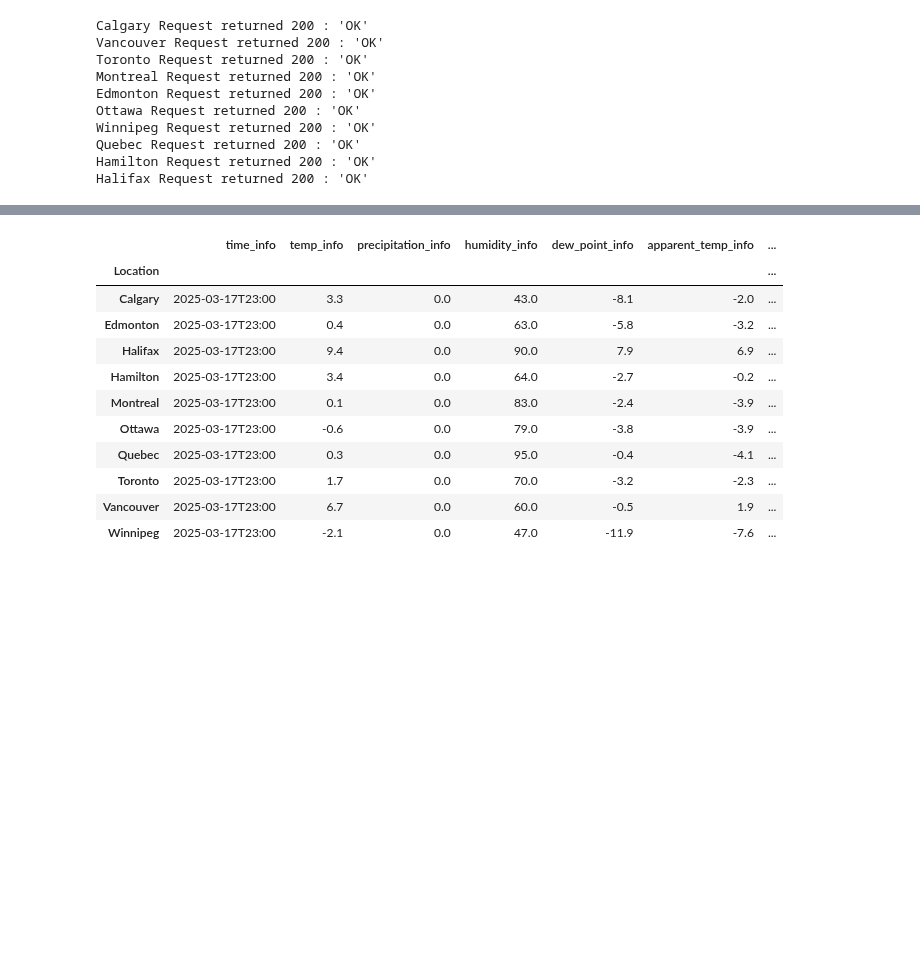
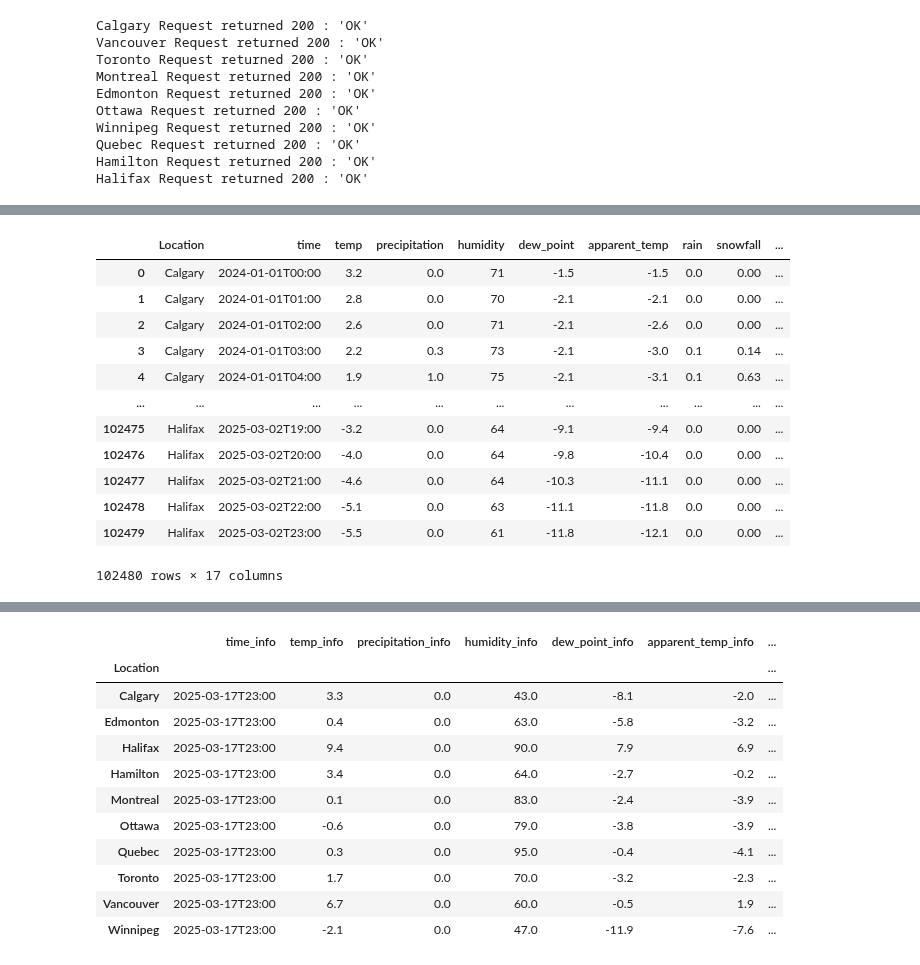
Before and after one commit to venkateshsoundar/Data608_GroupProject, a Jupyter notebook: api_test.ipynb, the cells around one changed output, grey strips where cells are left out. Drawn from its saved outputs; the diff is of its cells as text; code cells hidden in the pictures; blank space fills up the shorter version.

Commit message:
Historical data API

```diff
--- a/api_test.ipynb
+++ b/api_test.ipynb
@@ -66,0 +84,35 @@ df = pd.DataFrame(weather_data)
+# %%
+city=['Calgary','Vancouver','Toronto','Montreal','Edmonton','Ottawa','Winnipeg','Quebec','Hamilton','Halifax']
+# %%
+counter=0
+weather_data = []
+
+for url in urls:
+    response = requests.get(url)
+    print(f"{city[counter]} Request returned {response.status_code} : '{response.reason}'")
+    data = response.json()  # Parse `response.text` into JSON
+    hourly_data = data['hourly']
+
+# Loop through the hourly data and append the relevant details
+    for i in range(len(hourly_data['time'])):
+        details = {
+            'Location' : city[counter],
+            'time': hourly_data['time'][i],
+            'temp': hourly_data['temperature_2m'][i],
+            'precipitation': hourly_data['precipitation'][i],
+            'humidity': hourly_data['relative_humidity_2m'][i],
+            'dew_point': hourly_data['dew_point_2m'][i],
+            'apparent_temp': hourly_data['apparent_temperature'][i],
+            'rain': hourly_data['rain'][i],
+            'snowfall': hourly_data['snowfall'][i],
+            'snow_depth': hourly_data['snow_depth'][i],
+            'surface_pressure_info': hourly_data['surface_pressure'][i],
+            'cloud_cover': hourly_data['cloud_cover'][i],
+            'wind_speed': hourly_data['wind_speed_10m'][i],
+            'wind_direction': hourly_data['wind_direction_10m'][i],
+            'is_day_info': hourly_data['is_day'][i],
+            'sunshine_duration_info': hourly_data['sunshine_duration'][i],
+            'weather_code':hourly_data['weather_code'][i]
+        }
+        weather_data.append(details)
+    counter+=1
@@ -67,3 +130,21 @@ df = pd.DataFrame(weather_data)
+# %%
+df = pd.DataFrame(weather_data)
+# %%
+df
+# %% [output]
+|  | Location | time | temp | precipitation | humidity | dew_point | apparent_temp | rain | snowfall | ... |
+| 0 | Calgary | 2024-01-01T00:00 | 3.2 | 0.0 | 71 | -1.5 | -1.5 | 0.0 | 0.00 | ... |
+| 1 | Calgary | 2024-01-01T01:00 | 2.8 | 0.0 | 70 | -2.1 | -2.1 | 0.0 | 0.00 | ... |
+| 2 | Calgary | 2024-01-01T02:00 | 2.6 | 0.0 | 71 | -2.1 | -2.6 | 0.0 | 0.00 | ... |
+| 3 | Calgary | 2024-01-01T03:00 | 2.2 | 0.3 | 73 | -2.1 | -3.0 | 0.1 | 0.14 | ... |
+| 4 | Calgary | 2024-01-01T04:00 | 1.9 | 1.0 | 75 | -2.1 | -3.1 | 0.1 | 0.63 | ... |
+| ... | ... | ... | ... | ... | ... | ... | ... | ... | ... | ... |
+| 102475 | Halifax | 2025-03-02T19:00 | -3.2 | 0.0 | 64 | -9.1 | -9.4 | 0.0 | 0.00 | ... |
+| 102476 | Halifax | 2025-03-02T20:00 | -4.0 | 0.0 | 64 | -9.8 | -10.4 | 0.0 | 0.00 | ... |
+| 102477 | Halifax | 2025-03-02T21:00 | -4.6 | 0.0 | 64 | -10.3 | -11.1 | 0.0 | 0.00 | ... |
+| 102478 | Halifax | 2025-03-02T22:00 | -5.1 | 0.0 | 63 | -11.1 | -11.8 | 0.0 | 0.00 | ... |
+| 102479 | Halifax | 2025-03-02T23:00 | -5.5 | 0.0 | 61 | -11.8 | -12.1 | 0.0 | 0.00 | ... |
+102480 rows × 17 columns
 # %%
 df
 df=df.dropna()
```
Also changed, not shown: parts of 5 cells of this notebook.
